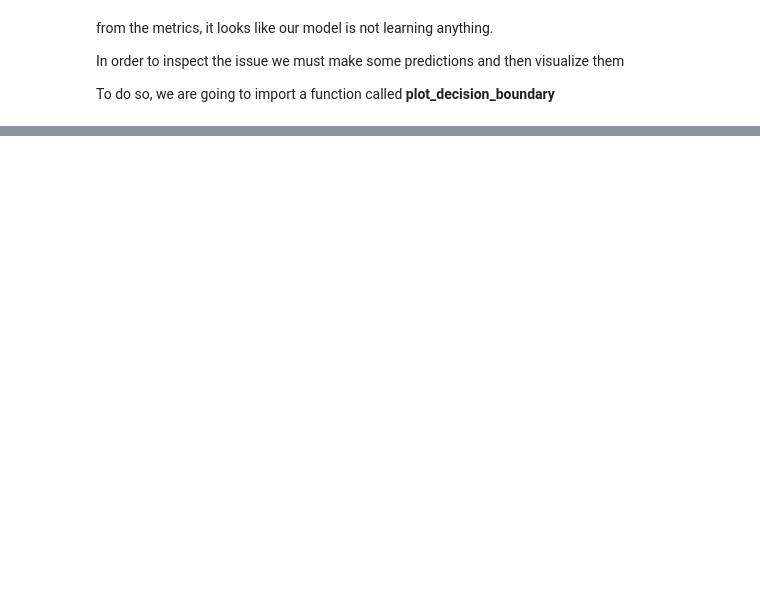
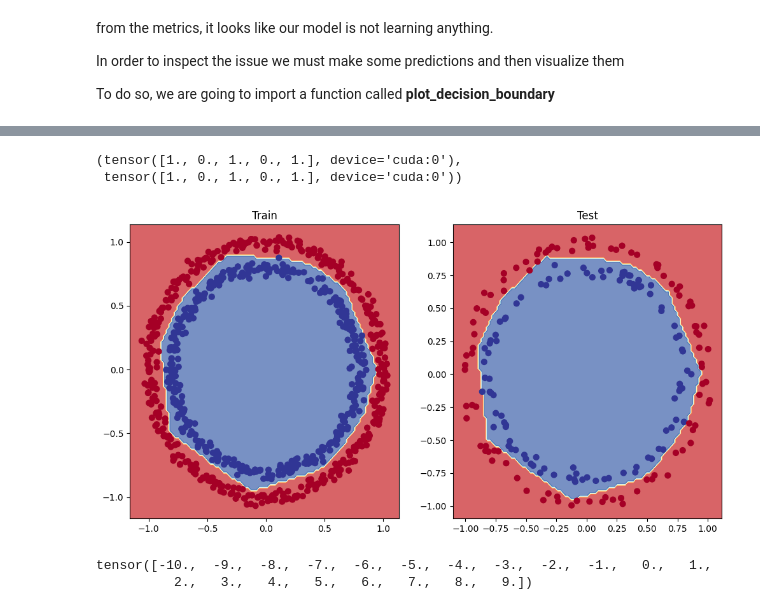
Before and after one commit to AntonisGantzos/Pytorch-Fundamentals, a Jupyter notebook: Deep_Learning_Pytorch_NN_Classification.ipynb, the cells around one changed output, grey strips where cells are left out. Saved outputs shown, nothing was run; the diff lists cells and outputs as text; code cells hidden in the pictures; blank space fills up the shorter version.

```diff
--- a/Deep_Learning_Pytorch_NN_Classification.ipynb
+++ b/Deep_Learning_Pytorch_NN_Classification.ipynb
@@ -379,0 +561,19 @@ NameError: name 'plot_decision_boundary' is not defined
+# %%
+from pandas._libs.tslibs import Resolution
+#build a model with non-linear activation functions
+#lets try and improve our model by adding more layers and hidden units
+#Create the class of the model
+class CircleModelV2(nn.Module):
+     def __init__(self):
+        super().__init__()
+        self.layer_1=nn.Linear(in_features=2, out_features=10)
+        self.layer_2=nn.Linear(in_features=10, out_features=10)
+        self.layer_3=nn.Linear(in_features=10, out_features=1)
+        self.relu=nn.ReLU() #relu is a non linear activation function
+
+     def forward(self, x):
+        #we put the non linear activation function between each layer
+        return self.layer_3(self.relu(self.layer_2(self.relu(self.layer_1(x)))))
+
+model_3=CircleModelV2().to(device)
+model_3.state_dict()
@@ -379,0 +598,7 @@ NameError: name 'plot_decision_boundary' is not defined
+# %%
+#lets train that model to see if we get better results
+
+#set loss function and optimizer
+loss_fn=nn.BCEWithLogitsLoss()
+
+optimizer=torch.optim.SGD(params=model_3.parameters(), lr=0.2)
@@ -379,0 +666,28 @@ NameError: name 'plot_decision_boundary' is not defined
+# %%
+#make some predictions
+with torch.inference_mode():
+  y_preds=torch.round(torch.sigmoid(model_3(X_test))).squeeze()
+
+y_preds[:5], y_test[:5]
+# %% [output]
+(tensor([1., 0., 1., 0., 1.], device='cuda:0'),
+ tensor([1., 0., 1., 0., 1.], device='cuda:0'))
+# %%
+#plot decision boundary
+#plot decision boundary
+plt.figure(figsize=(12,6))
+plt.subplot(1,2,1)
+plt.title("Train")
+plot_decision_boundary(model_3, X_train, y_train)
+plt.subplot(1,2,2)
+plt.title("Test")
+plot_decision_boundary(model_3, X_test, y_test)
+# %% [output]
+[figure, added]
+# %%
+#lets visualize what relu function does
+A = torch.arange(-10, 10, 1).type(torch.float32)
+A
+# %% [output]
+tensor([-10.,  -9.,  -8.,  -7.,  -6.,  -5.,  -4.,  -3.,  -2.,  -1.,   0.,   1.,
+          2.,   3.,   4.,   5.,   6.,   7.,   8.,   9.])
```
Also changed, not shown: parts of 40 cells of this notebook.
